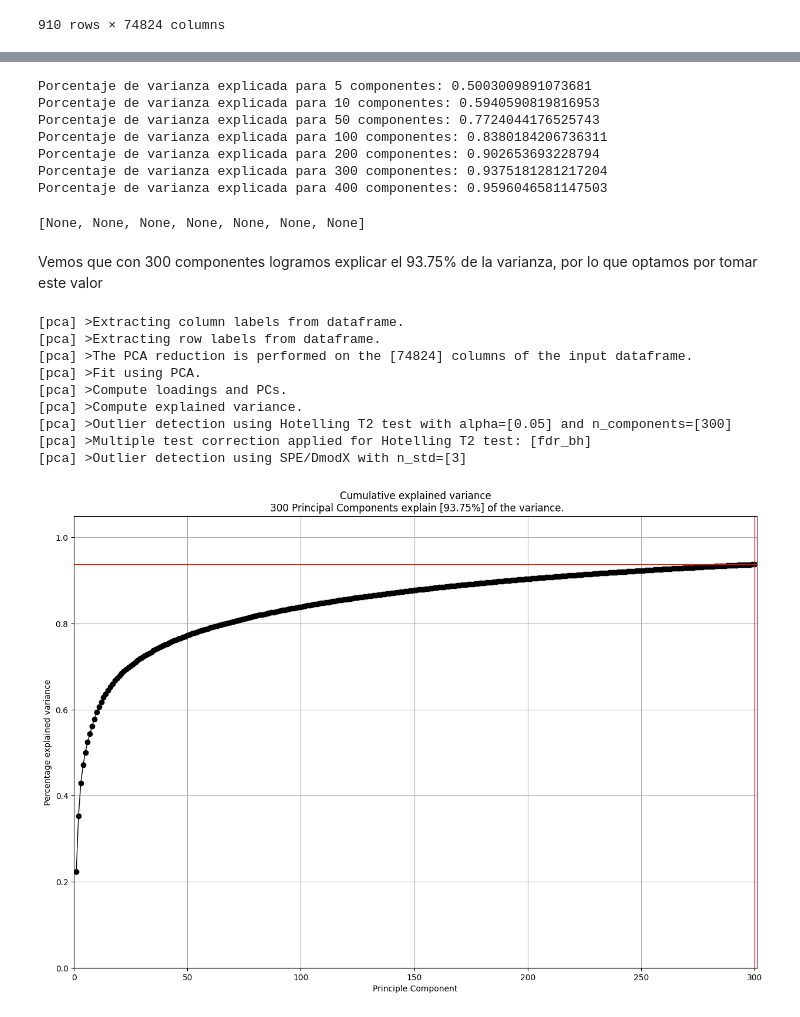
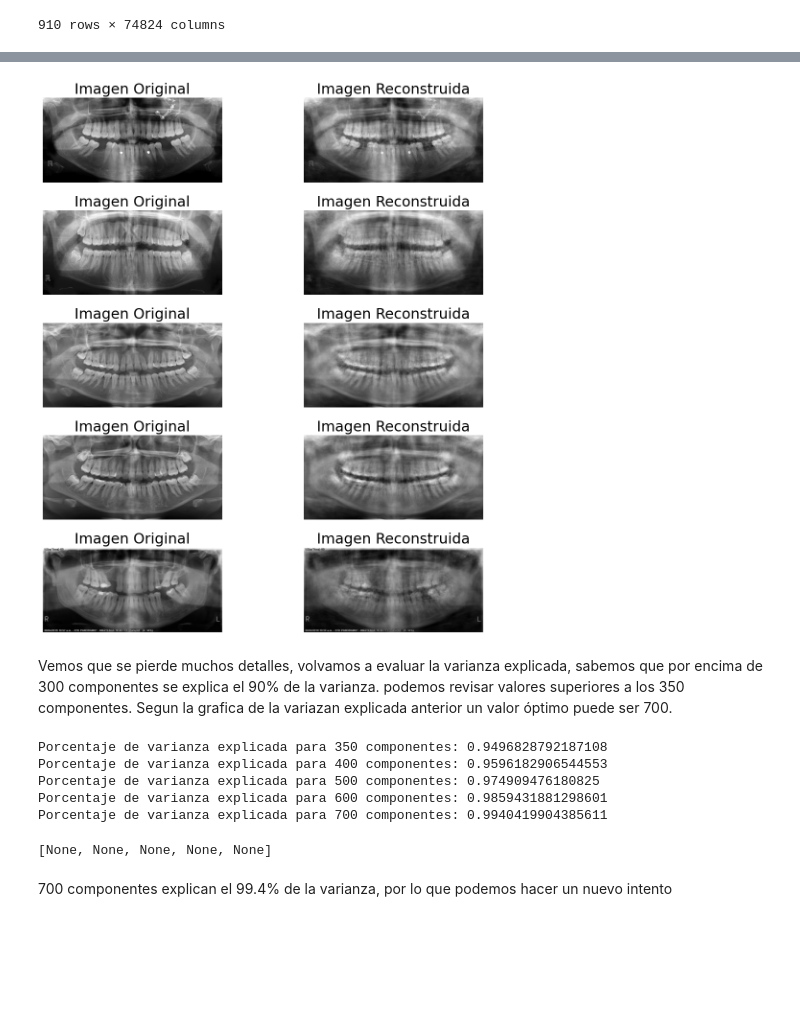
Before and after one commit to MadavR/DentalSegmentation, a Jupyter notebook: 3_Applying_SVD.ipynb, the cells around one changed output, grey strips where cells are left out. Cells and saved outputs as stored; diff of their text form; code cells hidden in the pictures; blank space fills up the shorter version.

```diff
--- a/3_Applying_SVD.ipynb
+++ b/3_Applying_SVD.ipynb
@@ -83,0 +108,4 @@ Ahora identificaremos qué tanto podríamos reducir la dimension de las imágene
+# %%
+pca = PCA(n_components=348)
+X_reduced = pca.fit_transform(X)
+X_reduced
@@ -84,5 +126,42 @@ Ahora identificaremos qué tanto podríamos reducir la dimension de las imágene
+# %%
+def plot_samples(df, reduced):
+    # Número de pares de imágenes a mostrar
+    num_pairs = 5
+    random_indices = np.random.randint(0, len(X), size=num_pairs)
+
+    # Crear una figura con subtramas para los pares de imágenes
+    plt.figure(figsize=(12, 12))
+
+    for i, random_index in enumerate(random_indices):
+        # Obtener una imagen al azar y su correspondiente reducida
+        sample = df.iloc[random_index]['image']
+        sample_reduced = reduced[random_index]
+
+        sample_original = pca.inverse_transform([sample_reduced])
+        sample_original = sample_original[0]
+
+        # Subtrama para la imagen original
+        plt.subplot(num_pairs, 2, 2 * i + 1)
+        plt.imshow(sample.reshape((188, 398)), cmap='gray')
+        plt.title('Imagen Original')
+        plt.axis('off')
+
+        # Subtrama para la imagen reconstruida
+        plt.subplot(num_pairs, 2, 2 * i + 2)
+        plt.imshow(sample_original.reshape((188, 398)), cmap='gray')
+        plt.title('Imagen Reconstruida')
+        plt.axis('off')
+
+    # Ajustar el espaciado entre las subtramas
+    plt.tight_layout()
+    plt.show()
+
+plot_samples(df, X_reduced)
+# %% [output]
+[figure, added]
+# %% [markdown]
+Vemos que se pierde muchos detalles, volvamos a evaluar la varianza explicada, sabemos que por encima de 300 componentes se explica el 90% de la varianza. podemos revisar valores superiores a los 350 componentes.  Segun la grafica de la variazan explicada anterior un valor óptimo puede ser 700.
 # %%
-# Crear una instancia de PCA con el número deseado de componentes
 def get_explained_variance_ratio(n):
     model = PCA(n)
     model.fit_transform(X_standardized_df)
@@ -90,31 +169,13 @@ def get_explained_variance_ratio(n):
     total_explained_variance = sum(explained_variance_ratio)
     print(f"Porcentaje de varianza explicada para {n} componentes: {total_explained_variance}")
 
-[get_explained_variance_ratio(i) for i in [5, 10, 50, 100, 200, 300, 400]]
+[get_explained_variance_ratio(i) for i in [350, 400, 500, 600, 700]]
 # %% [output]
-Porcentaje de varianza explicada para 5 componentes: 0.5003009891073681
-Porcentaje de varianza explicada para 10 componentes: 0.5940590819816953
-Porcentaje de varianza explicada para 50 componentes: 0.7724044176525743
-Porcentaje de varianza explicada para 100 componentes: 0.8380184206736311
-Porcentaje de varianza explicada para 200 componentes: 0.902653693228794
-Porcentaje de varianza explicada para 300 componentes: 0.9375181281217204
-Porcentaje de varianza explicada para 400 componentes: 0.9596046581147503
+Porcentaje de varianza explicada para 350 componentes: 0.9496828792187108
+Porcentaje de varianza explicada para 400 componentes: 0.9596182906544553
+Porcentaje de varianza explicada para 500 componentes: 0.974909476180825
+Porcentaje de varianza explicada para 600 componentes: 0.9859431881298601
+Porcentaje de varianza explicada para 700 componentes: 0.9940419904385611
-[None, None, None, None, None, None, None]
+[None, None, None, None, None]
-# %% [markdown]
-Vemos que con 300 componentes logramos explicar el 93.75% de la varianza, por lo que optamos por tomar este valor
-# %%
-# Gráfica
-model = pca(300)
-model.fit_transform(X_standardized_df)
-fig, ax = model.plot()
-# %% [output]
-[pca] >Extracting column labels from dataframe.
-[pca] >Extracting row labels from dataframe.
-[pca] >The PCA reduction is performed on the [74824] columns of the input dataframe.
-[pca] >Fit using PCA.
-[pca] >Compute loadings and PCs.
-[pca] >Compute explained variance.
-[pca] >Outlier detection using Hotelling T2 test with alpha=[0.05] and n_components=[300]
-[pca] >Multiple test correction applied for Hotelling T2 test: [fdr_bh]
-[pca] >Outlier detection using SPE/DmodX with n_std=[3]
-[figure, removed]
+# %% [markdown]
+700 componentes explican el 99.4% de la varianza, por lo que podemos hacer un nuevo intento
```
Also changed, not shown: parts of 13 cells of this notebook.
